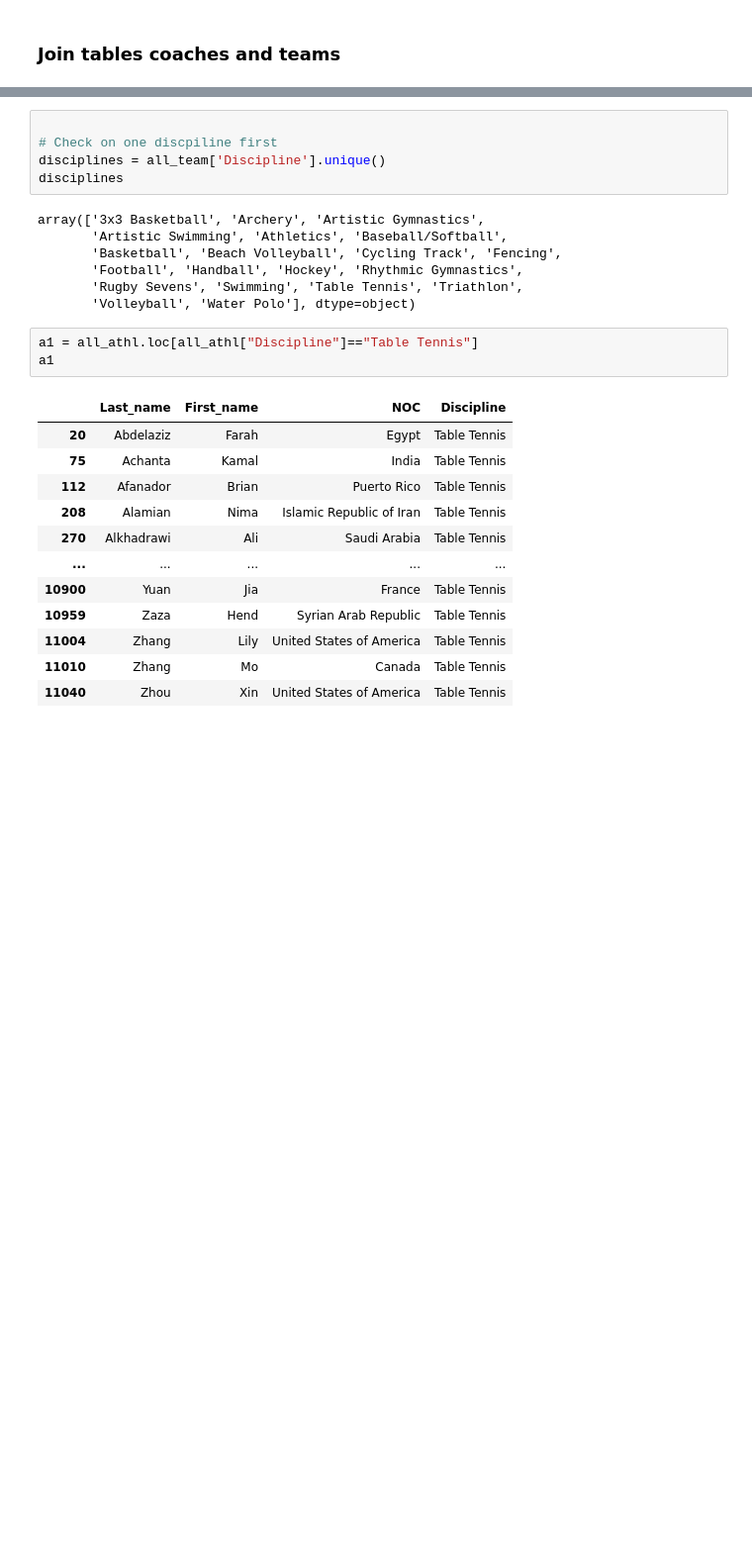
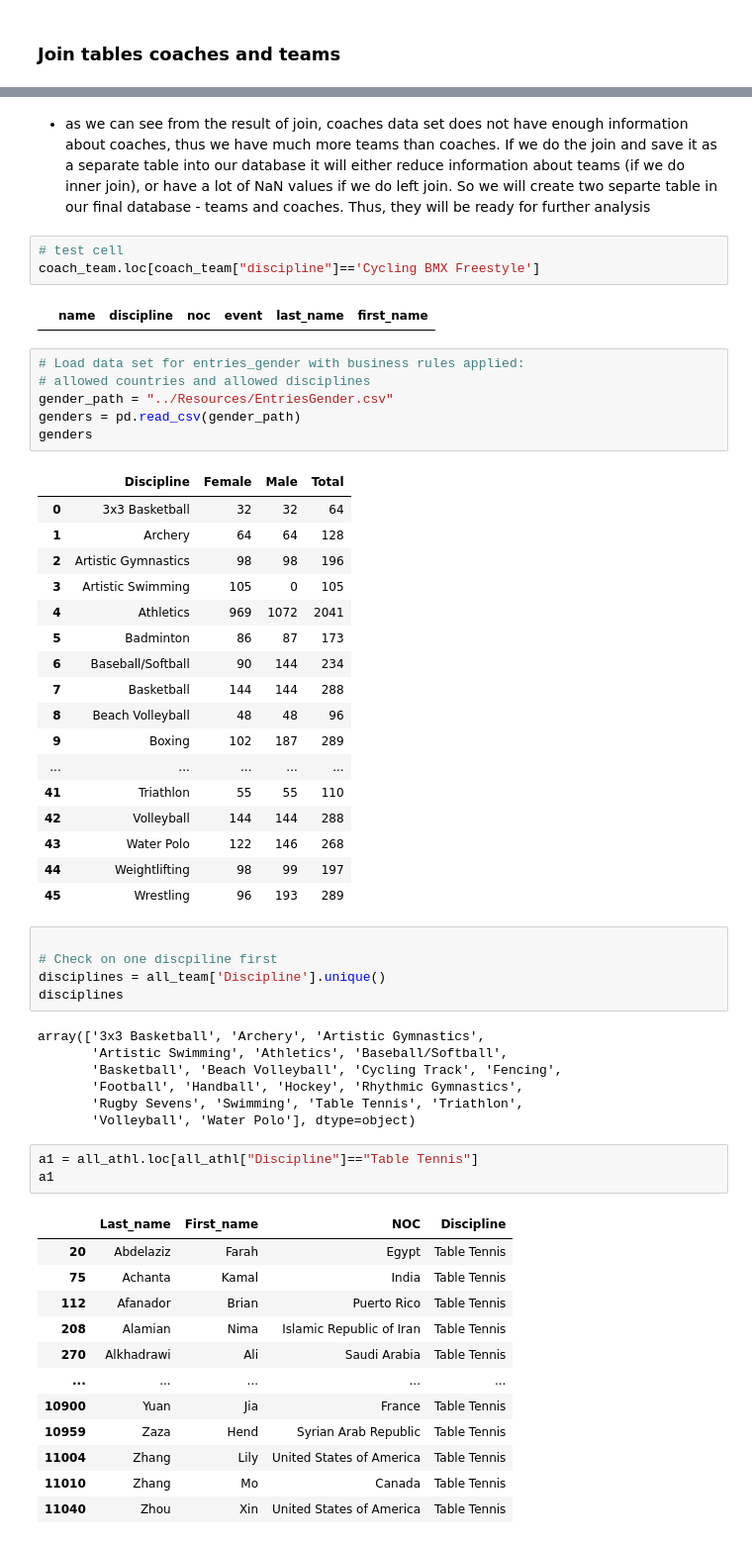
Before and after one commit to BankeUCI/Project_2, a Jupyter notebook: GalynaM/extract_transf.ipynb, the cells around one changed output, grey strips where cells are left out. Shown at 99% size. Saved outputs shown, nothing was run; the diff lists cells and outputs as text; blank space fills up the shorter version.

```diff
--- a/GalynaM/extract_transf.ipynb
+++ b/GalynaM/extract_transf.ipynb
@@ -195,3 +217,34 @@ coaches
+# %% [markdown]
+* as we can see from the result of join, coaches data set does not have enough information about coaches, thus we have much more teams than coaches. If we do the join and save it as a separate table into our database it will either reduce information about teams (if we do inner join), or have a lot of NaN values if we do left join. So we will create two separte table in our final database - teams and coaches. Thus, they will be ready for further analysis
+# %%
+# test cell
+coach_team.loc[coach_team["discipline"]=='Cycling BMX Freestyle']
+# %% [output]
+|  | name | discipline | noc | event | last_name | first_name |
+# %%
+# Load data set for entries_gender with business rules applied:
+# allowed countries and allowed disciplines
+gender_path = "../Resources/EntriesGender.csv"
+genders = pd.read_csv(gender_path)
+genders
+# %% [output]
+|  | Discipline | Female | Male | Total |
+| 0 | 3x3 Basketball | 32 | 32 | 64 |
+| 1 | Archery | 64 | 64 | 128 |
+| 2 | Artistic Gymnastics | 98 | 98 | 196 |
+| 3 | Artistic Swimming | 105 | 0 | 105 |
+| 4 | Athletics | 969 | 1072 | 2041 |
+| 5 | Badminton | 86 | 87 | 173 |
+| 6 | Baseball/Softball | 90 | 144 | 234 |
+| 7 | Basketball | 144 | 144 | 288 |
+| 8 | Beach Volleyball | 48 | 48 | 96 |
+| 9 | Boxing | 102 | 187 | 289 |
+| ... | ... | ... | ... | ... |
+| 41 | Triathlon | 55 | 55 | 110 |
+| 42 | Volleyball | 144 | 144 | 288 |
+| 43 | Water Polo | 122 | 146 | 268 |
+| 44 | Weightlifting | 98 | 99 | 197 |
+| 45 | Wrestling | 96 | 193 | 289 |
 # %%
 
 # Check on one discpiline first
```
Also changed, not shown: parts of 3 cells of this notebook, 3 other files.
